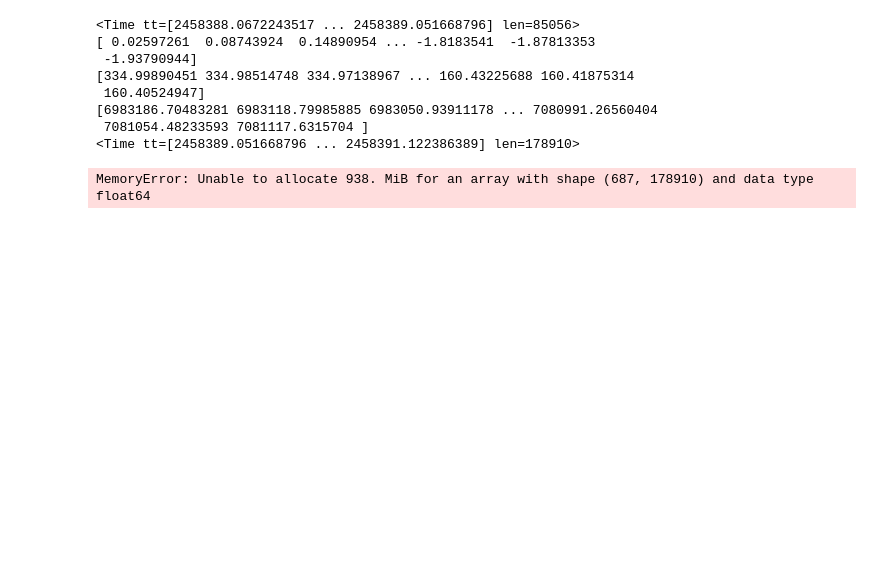
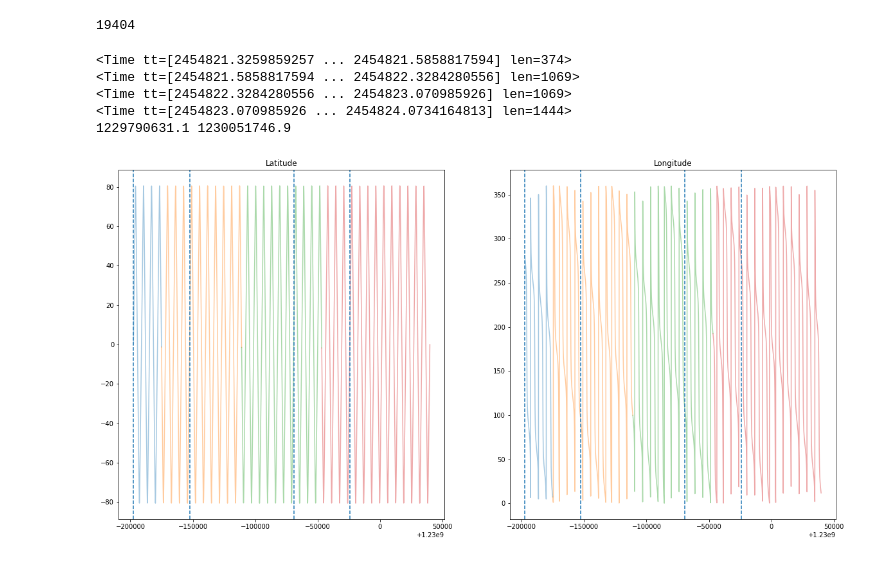
Before and after one commit to att-vault/vault, a Jupyter notebook: Notebook/TLE_precompute.ipynb, the cells around one changed output. Saved outputs shown, nothing was run; the diff lists cells and outputs as text; code cells hidden in the pictures; blank space fills up the shorter version.

Commit message:
produicing some plausible lat/long dataz

```diff
--- a/Notebook/TLE_precompute.ipynb
+++ b/Notebook/TLE_precompute.ipynb
@@ -13,12 +14,14 @@ from skyfield.framelib import itrs
 
 ts = api.load.timescale()
 # %%
-h5file = open_file("/mnt/disk100/persist_home/meawoppl/export_test.h5", mode="r+")
-tle_table = h5file.root.readout
+h5file = open_file("/data/Indexed_TLE/reduced.h5", mode="r+")
+tle_table = h5file.root.tle_sorted
 
 # TODO: Precompute this. it takes a while to scrape the whole col...
 all_ids = set(tle_table.cols.norad_id)
 len(all_ids)
+# %% [output]
+19404
 # %%
 def tle_dataframe(records):
     return pd.DataFrame.from_records(records, columns=["epoch", "norad_id", "tle1", "tle2"])
@@ -84,18 +112,4 @@ tlem = TLEManager(ids[-1])
+# %%
+tlem = TLEManager(list(all_ids)[-300])
 # %%
 windows = tlem.get_compute_windows()
-# %%
-for ((start, end), (tle1, tle2)) in windows.items():
-    lats, longs, alts = tlem.compute_lat_long_dist(start, end, tle1, tle2)
-    print(lats.degrees)
-    print(longs.degrees)
-    print(alts.m)
-# %% [output]
-<Time tt=[2458388.0672243517 ... 2458389.051668796] len=85056>
-[ 0.02597261  0.08743924  0.14890954 ... -1.8183541  -1.87813353
- -1.93790944]
-[334.99890451 334.98514748 334.97138967 ... 160.43225688 160.41875314
- 160.40524947]
-[6983186.70483281 6983118.79985885 6983050.93911178 ... 7080991.26560404
- 7081054.48233593 7081117.6315704 ]
-<Time tt=[2458389.051668796 ... 2458391.122386389] len=178910>
-MemoryError: Unable to allocate 938. MiB for an array with shape (687, 178910) and data type float64
@@ -103,0 +116,32 @@ tlem.compute_lat_long_dist(w[0])
+# %%
+import matplotlib.pyplot as plt
+
+fig, (ax1, ax2) = plt.subplots(1, 2)
+fig.set_size_inches(20,  10)
+
+
+for i, ((start, end), (tle1, tle2)) in enumerate(windows.items()):
+    times, lats, longs, alts = tlem.compute_lat_long_dist(start, end, tle1, tle2)
+
+    ax1.set_title("Latitude")
+    ax1.plot(times, lats.degrees, alpha=0.4)
+
+    ax2.set_title("Longitude")
+    ax2.plot(times, longs.degrees, alpha=0.4)
+
+    if i > 2:
+        break
+
+xmin, xmax = ax1.get_xlim()
+print(xmin, xmax)
+for t in tlem.get_tle_times():
+    if(t>xmin and t < xmax):
+        ax1.axvline(t, ls="--")
+        ax2.axvline(t, ls="--")
+# %% [output]
+<Time tt=[2454821.3259859257 ... 2454821.5858817594] len=374>
+<Time tt=[2454821.5858817594 ... 2454822.3284280556] len=1069>
+<Time tt=[2454822.3284280556 ... 2454823.070985926] len=1069>
+<Time tt=[2454823.070985926 ... 2454824.0734164813] len=1444>
+1229790631.1 1230051746.9
+[figure, added]
```
Also changed, not shown: parts of 6 cells of this notebook.
